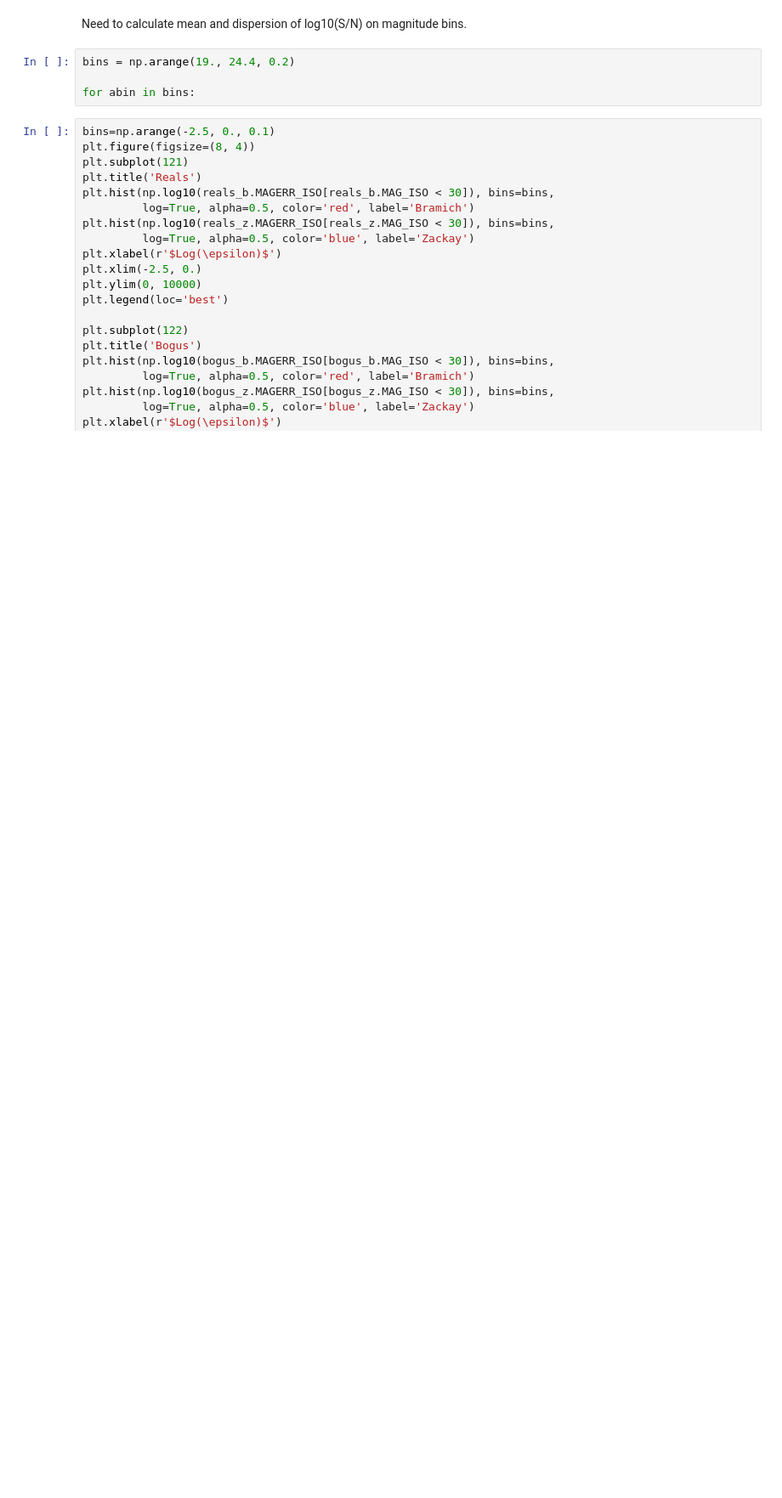
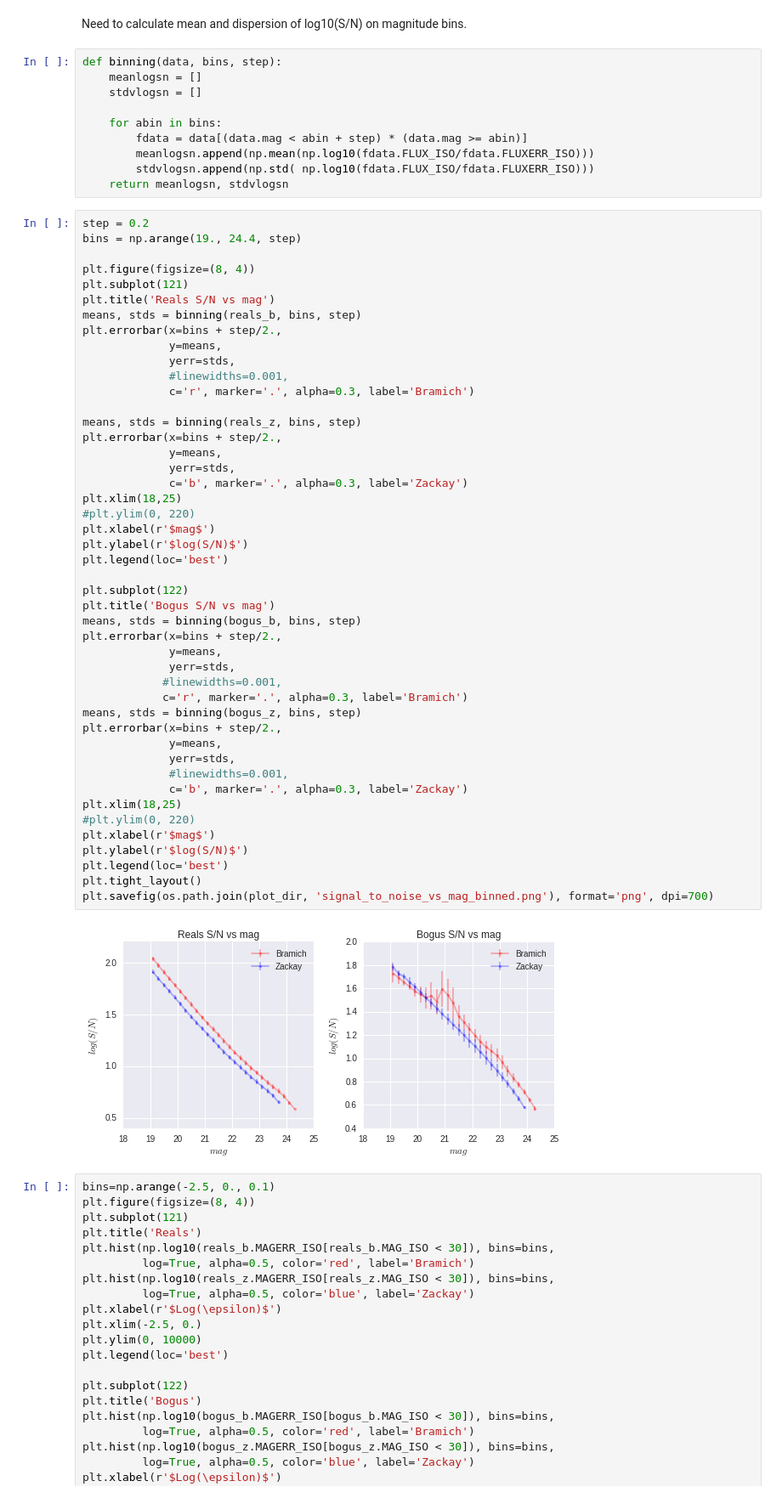
Before and after one commit to BrunoSanchez/RBMLearning, a Jupyter notebook: Plots.ipynb, the cells around one changed output. Shown at 85% size. Drawn from its saved outputs; the diff is of its cells as text; blank space fills up the shorter version.

Commit message:
New graphs

```diff
--- a/Plots.ipynb
+++ b/Plots.ipynb
@@ -377,10 +377,64 @@ plt.savefig(os.path.join(plot_dir, 'signal_to_noise_vs_mag.png'), format='png',
 [figure]
 # %% [markdown]
 Need to calculate mean and dispersion of log10(S/N) on magnitude bins.
-# %%
-bins = np.arange(19., 24.4, 0.2)
-
-for abin in bins:
+# %%
+def binning(data, bins, step):
+    meanlogsn = []
+    stdvlogsn = []
+
+    for abin in bins:
+        fdata = data[(data.mag < abin + step) * (data.mag >= abin)]
+        meanlogsn.append(np.mean(np.log10(fdata.FLUX_ISO/fdata.FLUXERR_ISO)))
+        stdvlogsn.append(np.std( np.log10(fdata.FLUX_ISO/fdata.FLUXERR_ISO)))
+    return meanlogsn, stdvlogsn
+# %%
+step = 0.2
+bins = np.arange(19., 24.4, step)
+
+plt.figure(figsize=(8, 4))
+plt.subplot(121)
+plt.title('Reals S/N vs mag')
+means, stds = binning(reals_b, bins, step)
+plt.errorbar(x=bins + step/2.,
+             y=means,
+             yerr=stds,
+             #linewidths=0.001,
+             c='r', marker='.', alpha=0.3, label='Bramich')
+
+means, stds = binning(reals_z, bins, step)
+plt.errorbar(x=bins + step/2.,
+             y=means,
+             yerr=stds,
+             c='b', marker='.', alpha=0.3, label='Zackay')
+plt.xlim(18,25)
+#plt.ylim(0, 220)
+plt.xlabel(r'$mag$')
+plt.ylabel(r'$log(S/N)$')
+plt.legend(loc='best')
+
+plt.subplot(122)
+plt.title('Bogus S/N vs mag')
+means, stds = binning(bogus_b, bins, step)
+plt.errorbar(x=bins + step/2.,
+             y=means,
+             yerr=stds,
+            #linewidths=0.001,
+            c='r', marker='.', alpha=0.3, label='Bramich')
+means, stds = binning(bogus_z, bins, step)
+plt.errorbar(x=bins + step/2.,
+             y=means,
+             yerr=stds,
+             #linewidths=0.001,
+             c='b', marker='.', alpha=0.3, label='Zackay')
+plt.xlim(18,25)
+#plt.ylim(0, 220)
+plt.xlabel(r'$mag$')
+plt.ylabel(r'$log(S/N)$')
+plt.legend(loc='best')
+plt.tight_layout()
+plt.savefig(os.path.join(plot_dir, 'signal_to_noise_vs_mag_binned.png'), format='png', dpi=700)
+# %% [output]
+[figure, added]
 # %%
 bins=np.arange(-2.5, 0., 0.1)
 plt.figure(figsize=(8, 4))
```
Also changed, not shown: parts of 12 cells of this notebook.
